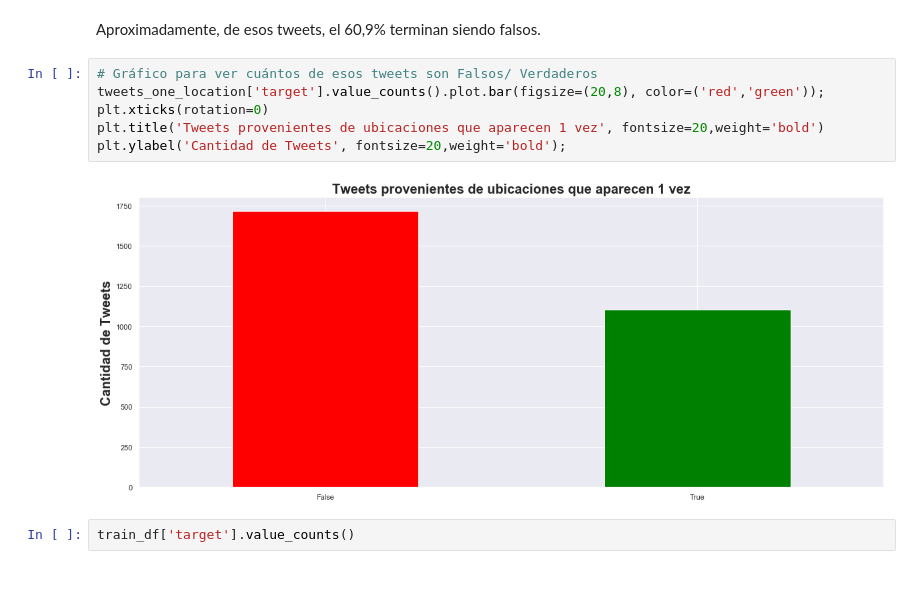
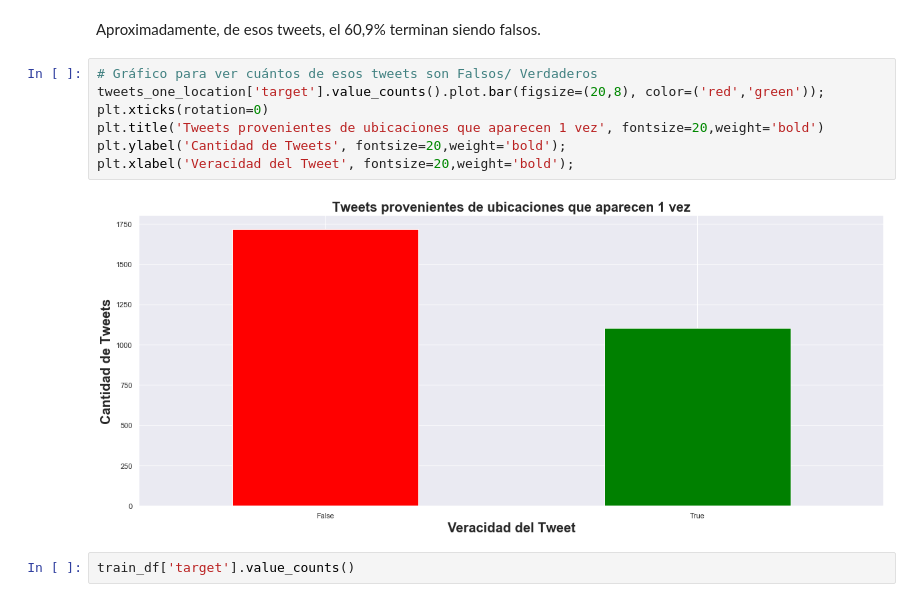
Before and after one commit to alepenaa94/TP1_Real_or_Not, a Jupyter notebook: TP1_Real_or_Not.ipynb, the cells around one changed output. Drawn from its saved outputs; the diff is of its cells as text.

```diff
--- a/TP1_Real_or_Not.ipynb
+++ b/TP1_Real_or_Not.ipynb
@@ -223,11 +223,12 @@ Aproximadamente, de esos tweets, el 60,9% terminan siendo falsos.
 # %%
 # Gráfico para ver cuántos de esos tweets son Falsos/ Verdaderos
 tweets_one_location['target'].value_counts().plot.bar(figsize=(20,8), color=('red','green'));
 plt.xticks(rotation=0)
 plt.title('Tweets provenientes de ubicaciones que aparecen 1 vez', fontsize=20,weight='bold')
 plt.ylabel('Cantidad de Tweets', fontsize=20,weight='bold');
+plt.xlabel('Veracidad del Tweet', fontsize=20,weight='bold');
 # %% [output]
-[figure, old version]
+[figure, new version]
 # %%
 train_df['target'].value_counts()
 # %% [output]
```
Also changed, not shown: parts of 25 cells of this notebook.
